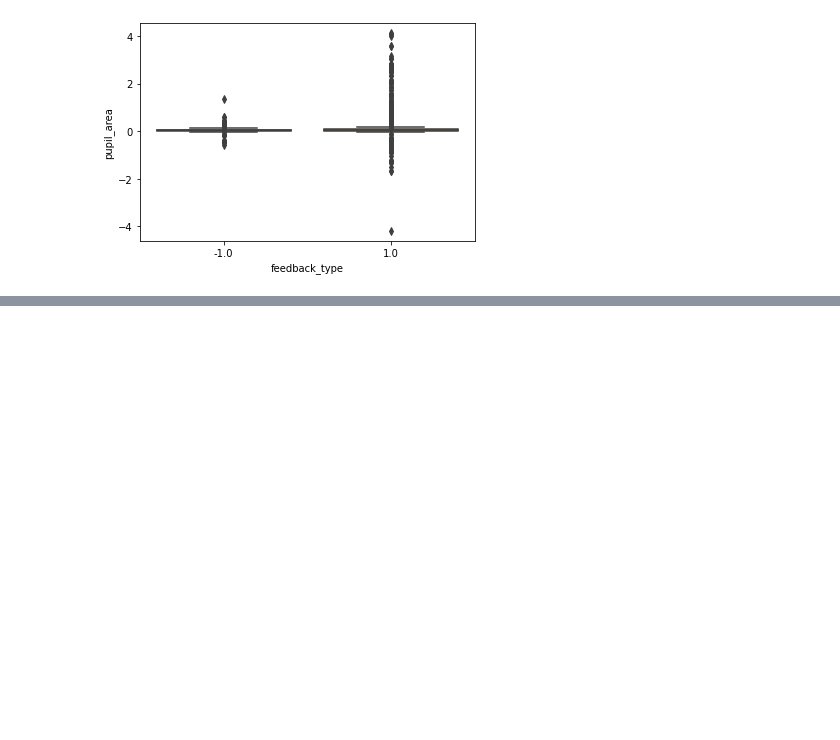
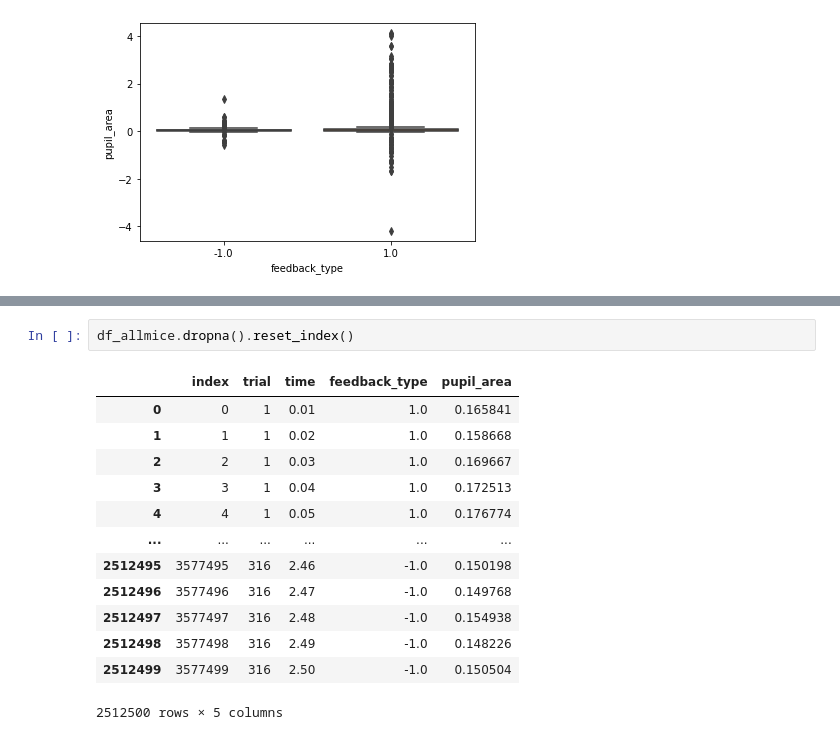
Before and after one commit to ibehave-ibots/bootcamp2023, a Jupyter notebook: round2/day2_session1.ipynb, the cells around one changed output, grey strips where cells are left out. Drawn from its saved outputs; the diff is of its cells as text; blank space fills up the shorter version.

```diff
--- a/round2/day2_session1.ipynb
+++ b/round2/day2_session1.ipynb
@@ -240,0 +240,16 @@ data_list
+# %%
+df_allmice.dropna().reset_index()
+# %% [output]
+|  | index | trial | time | feedback_type | pupil_area |
+| 0 | 0 | 1 | 0.01 | 1.0 | 0.165841 |
+| 1 | 1 | 1 | 0.02 | 1.0 | 0.158668 |
+| 2 | 2 | 1 | 0.03 | 1.0 | 0.169667 |
+| 3 | 3 | 1 | 0.04 | 1.0 | 0.172513 |
+| 4 | 4 | 1 | 0.05 | 1.0 | 0.176774 |
+| ... | ... | ... | ... | ... | ... |
+| 2512495 | 3577495 | 316 | 2.46 | -1.0 | 0.150198 |
+| 2512496 | 3577496 | 316 | 2.47 | -1.0 | 0.149768 |
+| 2512497 | 3577497 | 316 | 2.48 | -1.0 | 0.154938 |
+| 2512498 | 3577498 | 316 | 2.49 | -1.0 | 0.148226 |
+| 2512499 | 3577499 | 316 | 2.50 | -1.0 | 0.150504 |
+2512500 rows × 5 columns
```
Also changed, not shown: parts of 7 cells of this notebook.
